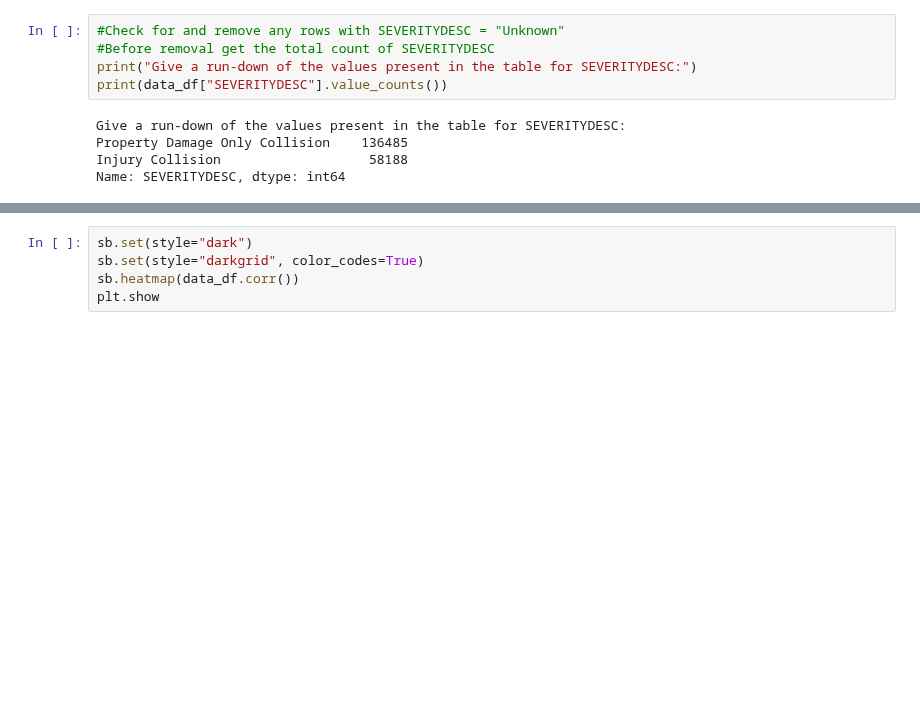
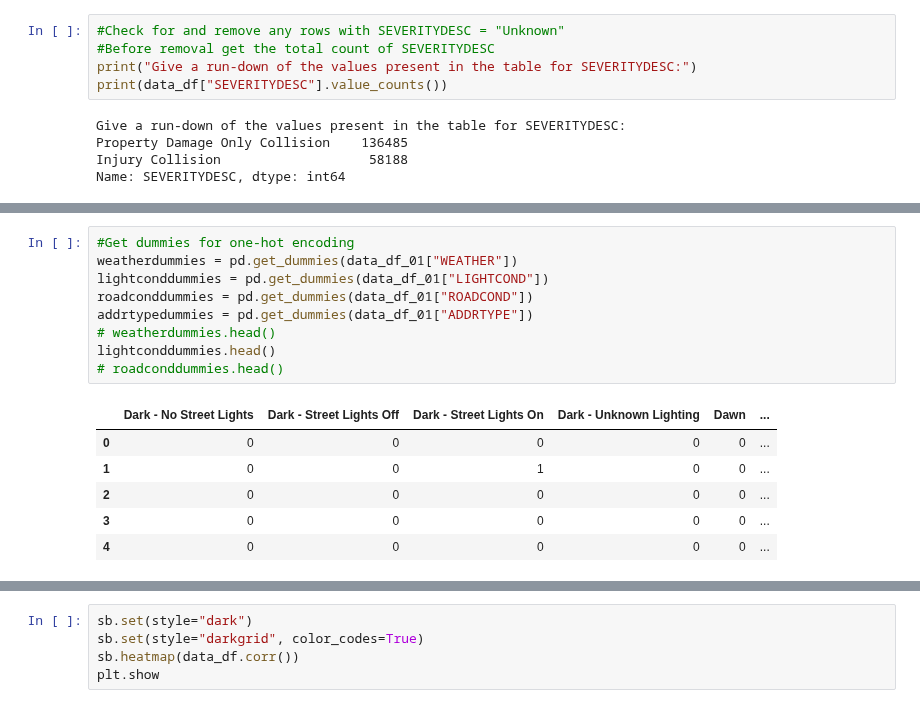
Before and after one commit to roysantu2002/Coursera_Capstone, a Jupyter notebook: Coursera_Capstone.ipynb, the cells around one changed output, grey strips where cells are left out. Cells and saved outputs as stored; diff of their text form; blank space fills up the shorter version.

```diff
--- a/Coursera_Capstone.ipynb
+++ b/Coursera_Capstone.ipynb
@@ -198,0 +278,16 @@ dtype: int64
+# %%
+#Get dummies for one-hot encoding
+weatherdummies = pd.get_dummies(data_df_01["WEATHER"])
+lightconddummies = pd.get_dummies(data_df_01["LIGHTCOND"])
+roadconddummies = pd.get_dummies(data_df_01["ROADCOND"])
+addrtypedummies = pd.get_dummies(data_df_01["ADDRTYPE"])
+# weatherdummies.head()
+lightconddummies.head()
+# roadconddummies.head()
+# %% [output]
+|  | Dark - No Street Lights | Dark - Street Lights Off | Dark - Street Lights On | Dark - Unknown Lighting | Dawn | ... |
+| 0 | 0 | 0 | 0 | 0 | 0 | ... |
+| 1 | 0 | 0 | 1 | 0 | 0 | ... |
+| 2 | 0 | 0 | 0 | 0 | 0 | ... |
+| 3 | 0 | 0 | 0 | 0 | 0 | ... |
+| 4 | 0 | 0 | 0 | 0 | 0 | ... |
```
Also changed, not shown: parts of 35 cells of this notebook.
